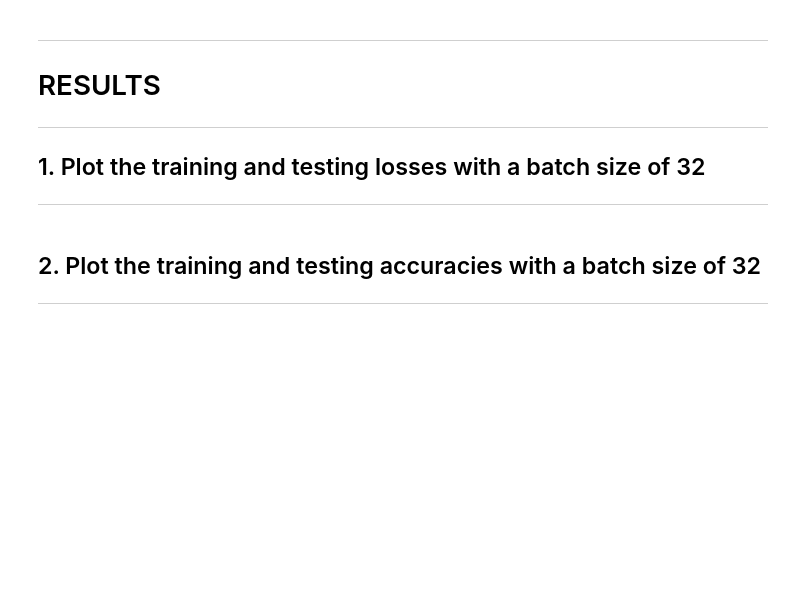
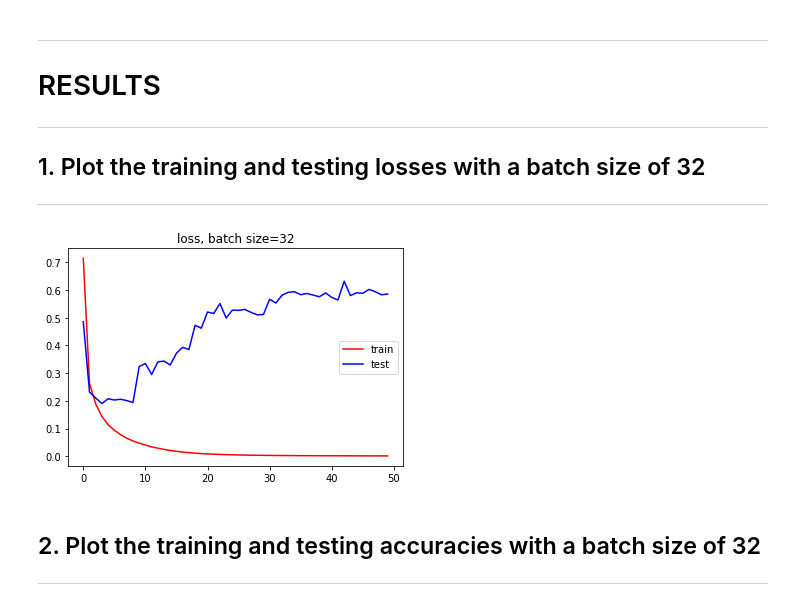
Before and after one commit to jwoonge/ML-projects, a Jupyter notebook: 09/assignment_09.ipynb, the cells around one changed output. Drawn from its saved outputs; the diff is of its cells as text; code cells hidden in the pictures; blank space fills up the shorter version.

Commit message:
09 visualization

```diff
--- a/09/assignment_09.ipynb
+++ b/09/assignment_09.ipynb
@@ -77,9 +77,10 @@ def train(model, data_train, data_train_batch, optimizer, criterion, device='cud
     return avg_loss, avg_acc
 
 def test(model, x, y, criterion):
-    pred = model.forward(x)
-    loss = criterion(pred, y).item()
-    acc = accuracy(pred, y)
+    with torch.no_grad():
+        pred = model.forward(x)
+        loss = criterion(pred, y).item()
+        acc = accuracy(pred, y)
     return loss, acc
 
 def accuracy(pred, y):
@@ -92,29 +93,29 @@ def accuracy(pred, y):
     return 100 * correct_cnt / num_sample
 # %%
 def learn(model, data_train, data_test, criterion, optimizer, batch_size, epoch, device='cuda'):
-    data_train_batch = torch.utils.data.DataLoader(data_train, batch_size)
+    data_train_batch = torch.utils.data.DataLoader(data_train, batch_size, shuffle=True)
     test_x, test_y = data_test.test_data.view((10000,28*28)), data_test.test_labels
     test_x, test_y = torch.tensor(test_x, dtype=torch.float, device=device), test_y.to(device)
     loss_train_s = []; loss_test_s = []; acc_train_s = []; acc_test_s = []
     for i in range(epoch):
-        print(i)
+        loss_train, acc_train = train(model, data_train, data_train_batch, optimizer, criterion, device)
         loss_test, acc_test = test(model, test_x, test_y, criterion)
-        loss_train, acc_train = train(model, data_train, data_train_batch, optimizer, criterion, device)
         loss_train_s.append(loss_train); loss_test_s.append(loss_test)
         acc_train_s.append(acc_train); acc_test_s.append(acc_test)
+        print(i, loss_test, acc_test, loss_train, acc_train)
     return loss_train_s, loss_test_s, acc_train_s, acc_test_s
 # %%
 is_cuda = torch.cuda.is_available()
 device = torch.device('cuda' if is_cuda else 'cpu')
-learning_rate = 0.01
-classifier = classification().to(device)
-optimizer = torch.optim.SGD(classifier.parameters(), lr=learning_rate)
-criterion = nn.NLLLoss()
+learning_rate = 0.1
 # %% [markdown]
 ## 4. Learn with batch size of 32
 ---
 # %%
-loss_train_32, loss_test_32, acc_train_32, acc_test_32 = learn(classifier, data_train, data_test, criterion, optimizer, 32, 100)
+classifier = classification().to(device)
+optimizer = torch.optim.SGD(classifier.parameters(), lr=learning_rate)
+criterion = nn.NLLLoss()
+loss_train_32, loss_test_32, acc_train_32, acc_test_32 = learn(classifier, data_train, data_test, criterion, optimizer, 32, 50)
 # %% [markdown]
 ## 5. Learn with batch size of 64
 # %%
@@ -165,6 +136,14 @@ loss_train_128, loss_test_128, acc_train_128, acc_test_128 = learn(classifier, d
 ---
 ## 1. Plot the training and testing losses with a batch size of 32
 ---
+# %%
+plt.plot(loss_train_32, color='r')
+plt.plot(loss_test_32, color='b')
+plt.title('loss, batch size=32')
+plt.legend(['train','test'])
+plt.show()
+# %% [output]
+[figure, added]
 # %% [markdown]
 ## 2. Plot the training and testing accuracies with a batch size of 32
 ---
```
Also changed, not shown: parts of 9 cells of this notebook.
